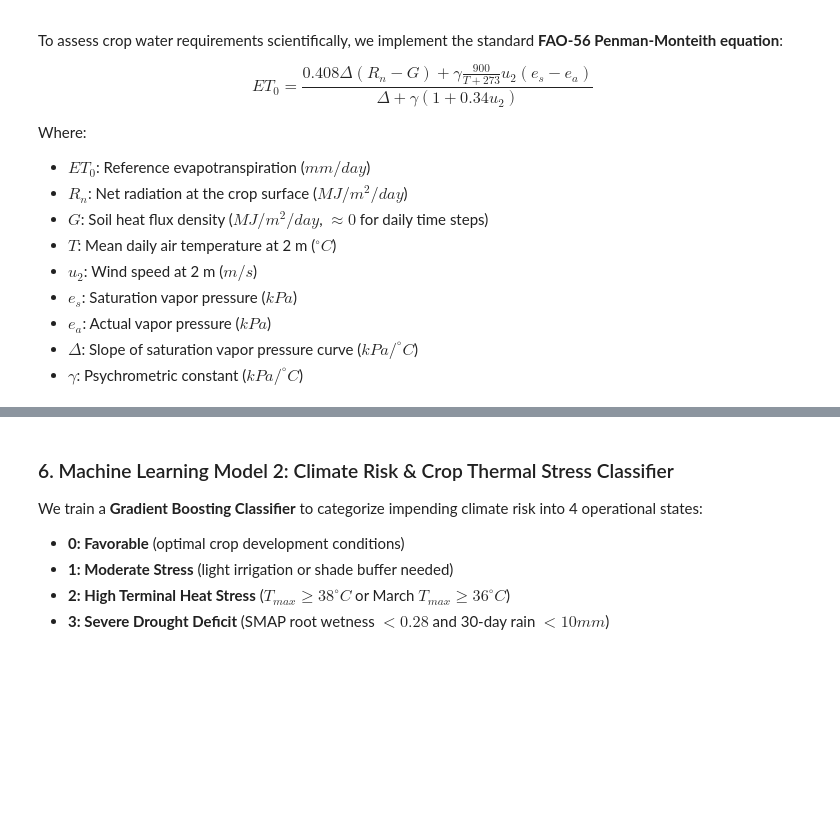
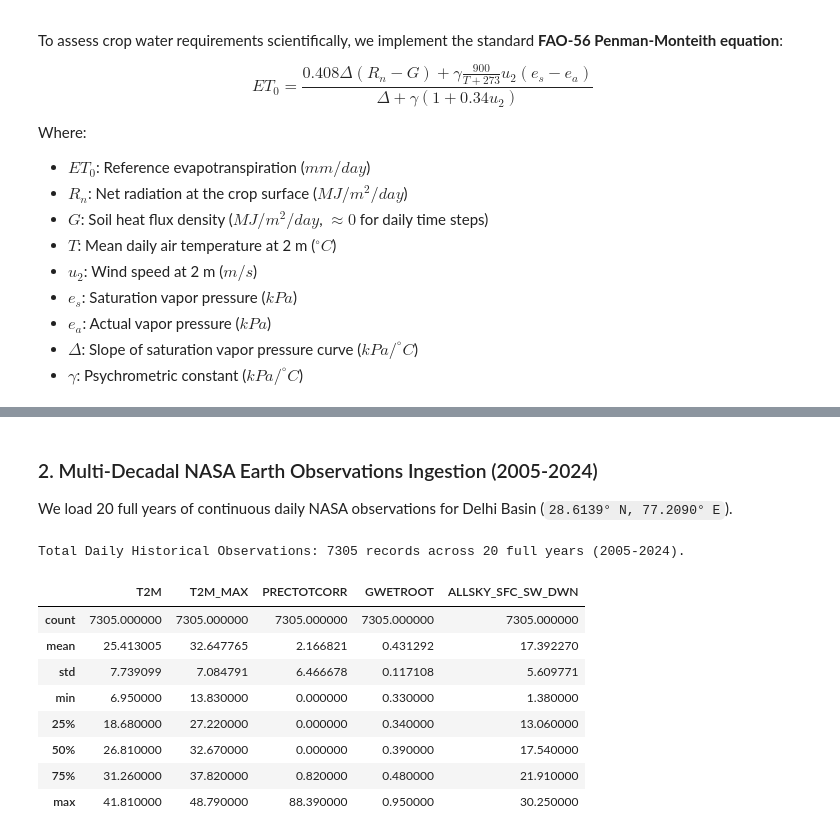
Before and after one commit to aditya128-bit/field-shift-nasa-2026, a Jupyter notebook: notebooks/nasa_predictive_farm_analysis.ipynb, the cells around one changed output, grey strips where cells are left out. Saved outputs shown, nothing was run; the diff lists cells and outputs as text; code cells hidden in the pictures; blank space fills up the shorter version.

```diff
--- a/notebooks/nasa_predictive_farm_analysis.ipynb
+++ b/notebooks/nasa_predictive_farm_analysis.ipynb
@@ -234,7 +74,0 @@ plt.show()
-# %% [markdown]
-### 6. Machine Learning Model 2: Climate Risk & Crop Thermal Stress Classifier
-We train a **Gradient Boosting Classifier** to categorize impending climate risk into 4 operational states:
-- **0: Favorable** (optimal crop development conditions)
-- **1: Moderate Stress** (light irrigation or shade buffer needed)
-- **2: High Terminal Heat Stress** ($T_{max} \ge 38^\circ C$ or March $T_{max} \ge 36^\circ C$)
-- **3: Severe Drought Deficit** (SMAP root wetness $< 0.28$ and 30-day rain $< 10mm$)
@@ -248,0 +75,24 @@ print(classification_report(y_test_clf, y_pred_clf))
+# %% [markdown]
+### 2. Multi-Decadal NASA Earth Observations Ingestion (2005-2024)
+We load 20 full years of continuous daily NASA observations for Delhi Basin (`28.6139° N, 77.2090° E`).
+# %%
+df = pd.read_csv('backend/app/data/nasa_power_2005_2024.csv')
+for col in df.columns:
+    if col != 'date':
+        df[col] = df[col].replace(-999.0, np.nan).ffill().bfill()
+df['date'] = pd.to_datetime(df['date'].astype(str), format='%Y%m%d')
+df = df.set_index('date').sort_index()
+
+print(f'Total Daily Historical Observations: {len(df)} records across 20 full years (2005-2024).')
+df[['T2M', 'T2M_MAX', 'PRECTOTCORR', 'GWETROOT', 'ALLSKY_SFC_SW_DWN']].describe()
+# %% [output]
+Total Daily Historical Observations: 7305 records across 20 full years (2005-2024).
+|  | T2M | T2M_MAX | PRECTOTCORR | GWETROOT | ALLSKY_SFC_SW_DWN |
+| count | 7305.000000 | 7305.000000 | 7305.000000 | 7305.000000 | 7305.000000 |
+| mean | 25.413005 | 32.647765 | 2.166821 | 0.431292 | 17.392270 |
+| std | 7.739099 | 7.084791 | 6.466678 | 0.117108 | 5.609771 |
+| min | 6.950000 | 13.830000 | 0.000000 | 0.330000 | 1.380000 |
+| 25% | 18.680000 | 27.220000 | 0.000000 | 0.340000 | 13.060000 |
+| 50% | 26.810000 | 32.670000 | 0.000000 | 0.390000 | 17.540000 |
+| 75% | 31.260000 | 37.820000 | 0.820000 | 0.480000 | 21.910000 |
+| max | 41.810000 | 48.790000 | 88.390000 | 0.950000 | 30.250000 |
```
Also changed, not shown: parts of 24 cells of this notebook, 21 other files.
